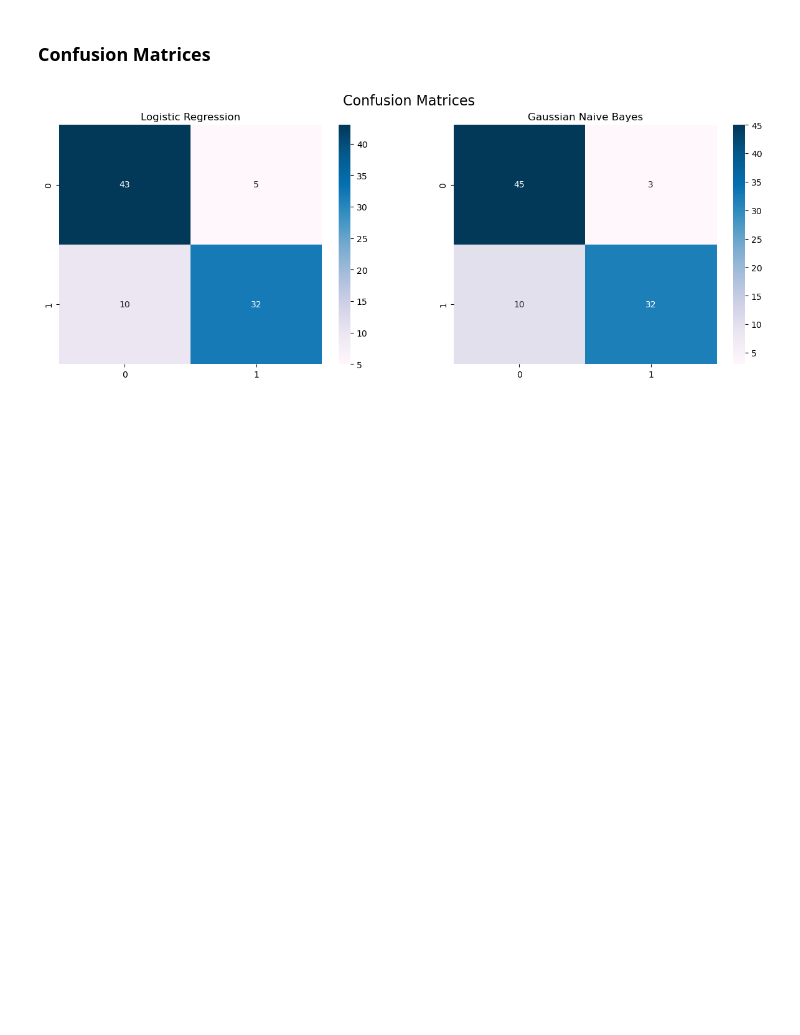
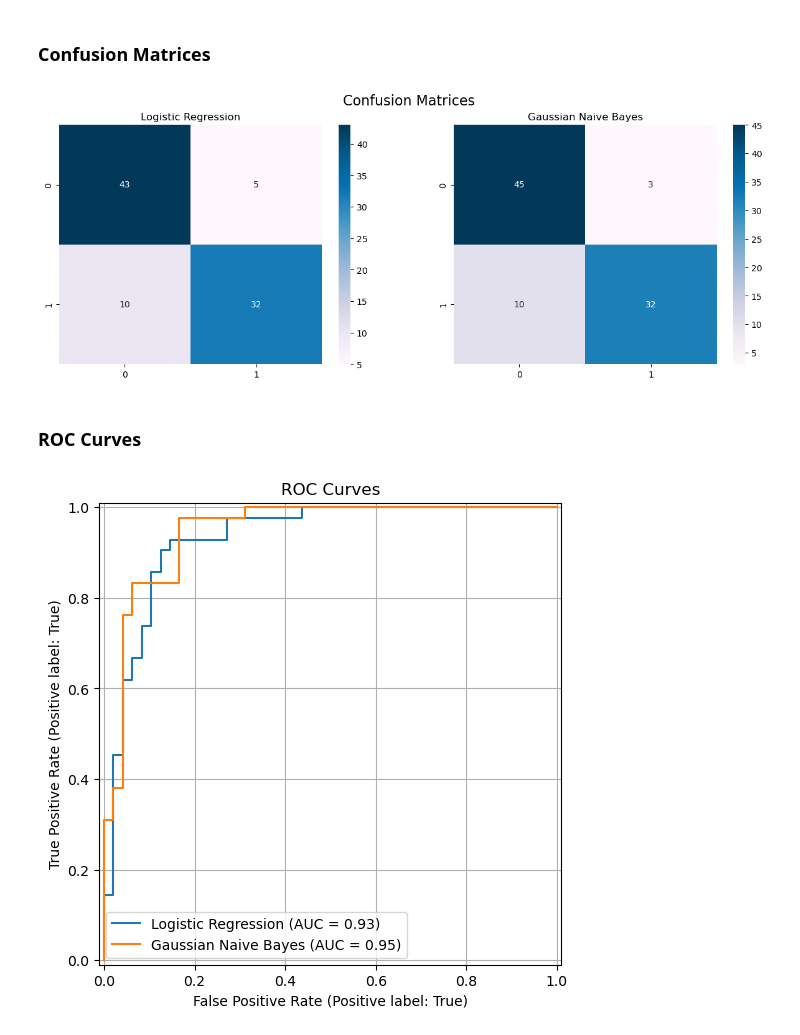
Before and after one commit to vregi/heart-disease-classification, a Jupyter notebook: implementation.ipynb, the cells around one changed output. Saved outputs shown, nothing was run; the diff lists cells and outputs as text; code cells hidden in the pictures; blank space fills up the shorter version.

Commit message:
implementation(evaluation): roc curves

```diff
--- a/implementation.ipynb
+++ b/implementation.ipynb
@@ -592,3 +595,26 @@ def plot_confusion_matrices(results, nrows=1, ncols=2, figsize=(15, 5)):
 plot_confusion_matrices(results)
 # %% [output]
 [figure]
+# %% [markdown]
+### ROC Curves
+# %%
+def plot_roc_curves(results, figsize=(10, 6)):
+    fig, ax = plt.subplots(figsize=figsize)
+
+    for r in results:
+        RocCurveDisplay.from_estimator(
+            r["model"],
+            r["X_test"],
+            r["y_test"],
+            ax=ax,
+            name=r["model_name"]
+        )
+
+    ax.set_title("ROC Curves")
+    ax.grid(True)
+    ax.legend()
+    plt.show()
+# %%
+plot_roc_curves(results)
+# %% [output]
+[figure, added]
```
Also changed, not shown: parts of 1 cell of this notebook.
